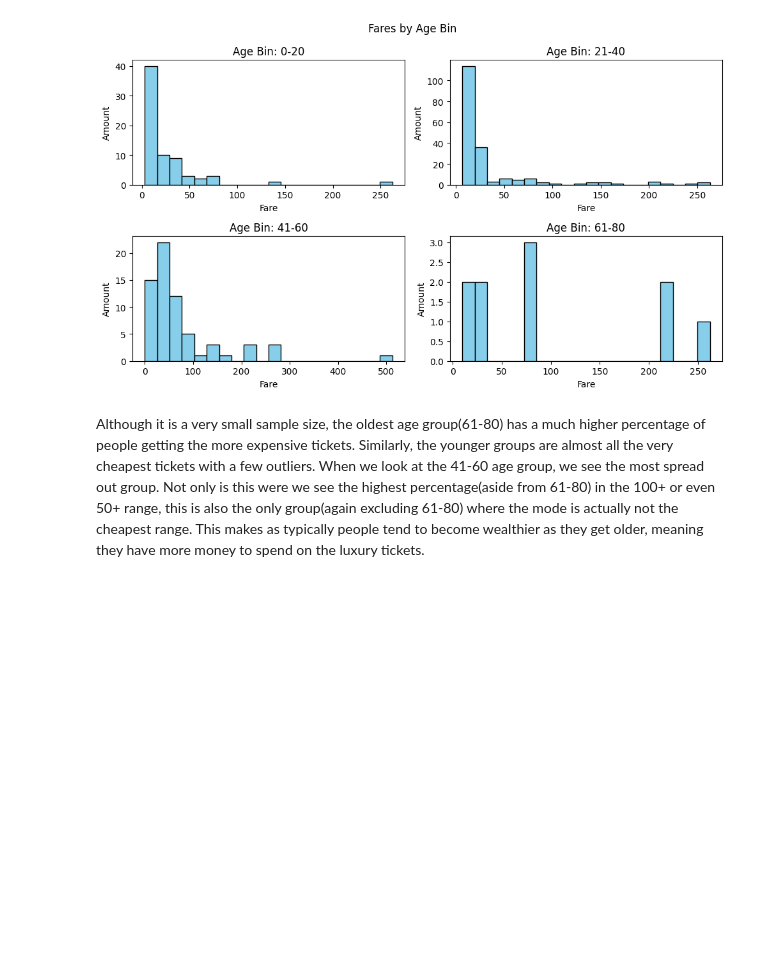
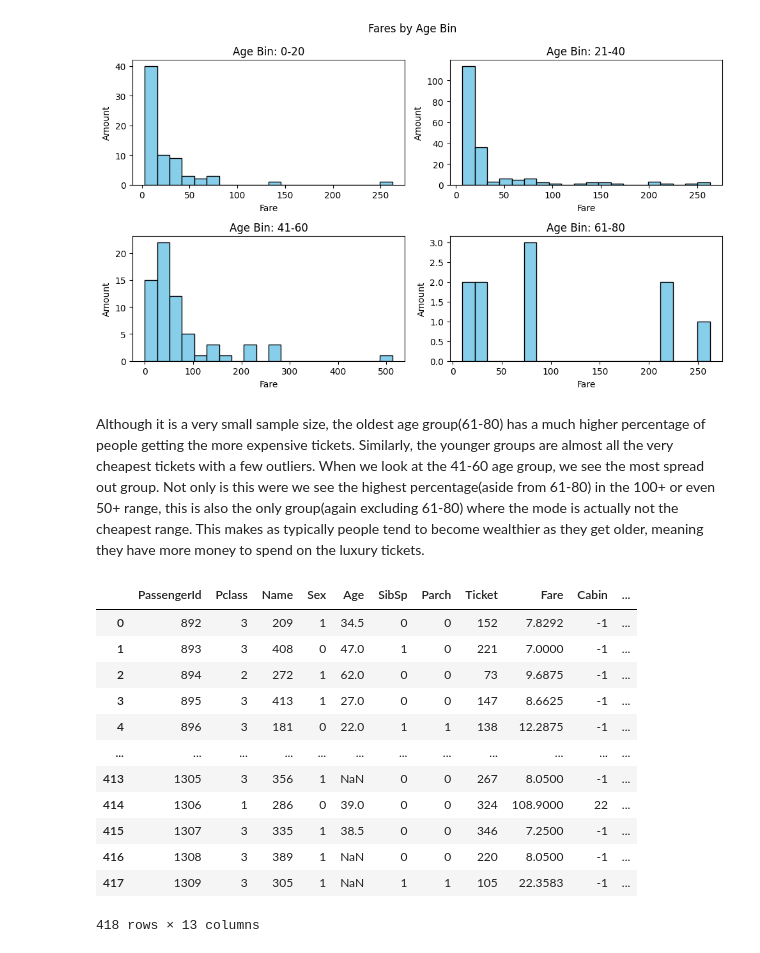
Before and after one commit to bradyloehr04/bradyloehrcsci1070, a Jupyter notebook: csci1070_assignment5.ipynb, the cells around one changed output. Saved outputs shown, nothing was run; the diff lists cells and outputs as text; code cells hidden in the pictures; blank space fills up the shorter version.

```diff
--- a/csci1070_assignment5.ipynb
+++ b/csci1070_assignment5.ipynb
@@ -173,3 +156,19 @@ plt.show()
 [figure]
 # %% [markdown]
 Although it is a very small sample size, the oldest age group(61-80) has a much higher percentage of people getting the more expensive tickets. Similarly, the younger groups are almost all the very cheapest tickets with a few outliers. When we look at the 41-60 age group, we see the most spread out group. Not only is this were we see the highest percentage(aside from 61-80) in the 100+ or even 50+ range, this is also the only group(again excluding 61-80) where the mode is actually not the cheapest range. This makes as typically people tend to become wealthier as they get older, meaning they have more money to spend on the luxury tickets.
+# %%
+cor_df
+# %% [output]
+|  | PassengerId | Pclass | Name | Sex | Age | SibSp | Parch | Ticket | Fare | Cabin | ... |
+| 0 | 892 | 3 | 209 | 1 | 34.5 | 0 | 0 | 152 | 7.8292 | -1 | ... |
+| 1 | 893 | 3 | 408 | 0 | 47.0 | 1 | 0 | 221 | 7.0000 | -1 | ... |
+| 2 | 894 | 2 | 272 | 1 | 62.0 | 0 | 0 | 73 | 9.6875 | -1 | ... |
+| 3 | 895 | 3 | 413 | 1 | 27.0 | 0 | 0 | 147 | 8.6625 | -1 | ... |
+| 4 | 896 | 3 | 181 | 0 | 22.0 | 1 | 1 | 138 | 12.2875 | -1 | ... |
+| ... | ... | ... | ... | ... | ... | ... | ... | ... | ... | ... | ... |
+| 413 | 1305 | 3 | 356 | 1 | NaN | 0 | 0 | 267 | 8.0500 | -1 | ... |
+| 414 | 1306 | 1 | 286 | 0 | 39.0 | 0 | 0 | 324 | 108.9000 | 22 | ... |
+| 415 | 1307 | 3 | 335 | 1 | 38.5 | 0 | 0 | 346 | 7.2500 | -1 | ... |
+| 416 | 1308 | 3 | 389 | 1 | NaN | 0 | 0 | 220 | 8.0500 | -1 | ... |
+| 417 | 1309 | 3 | 305 | 1 | NaN | 1 | 1 | 105 | 22.3583 | -1 | ... |
+418 rows × 13 columns
```
Also changed, not shown: parts of 3 cells of this notebook, 3 other files.
